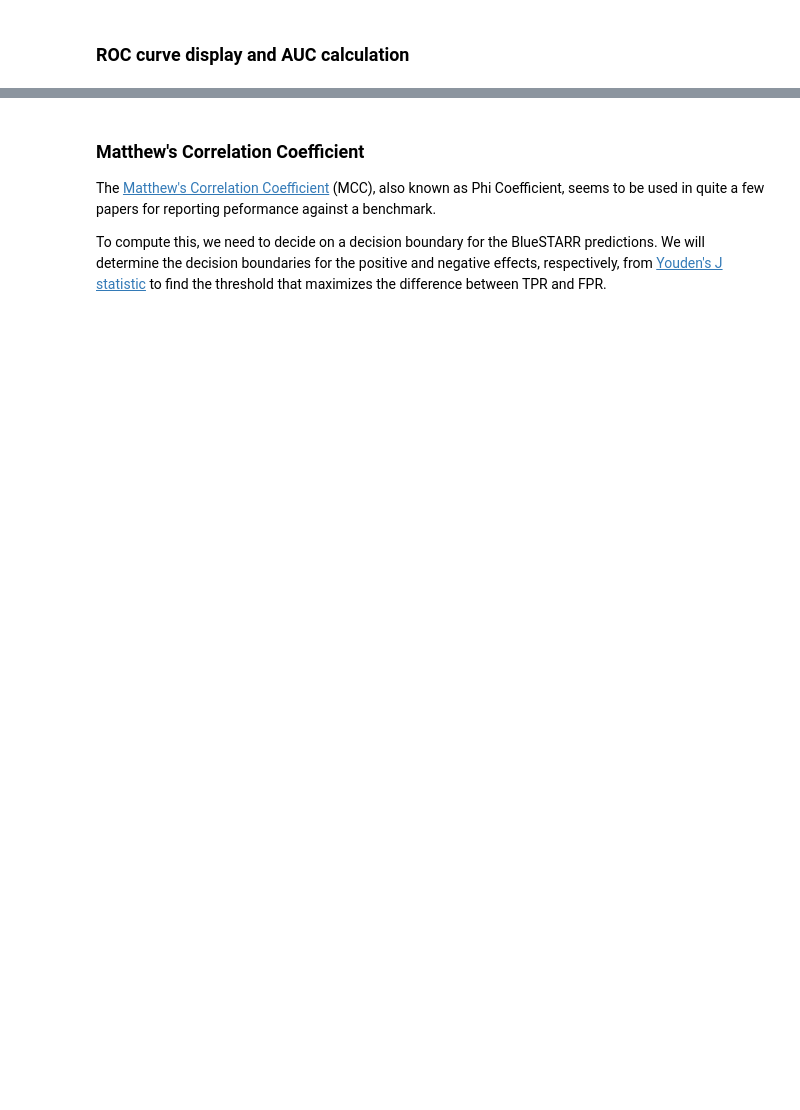
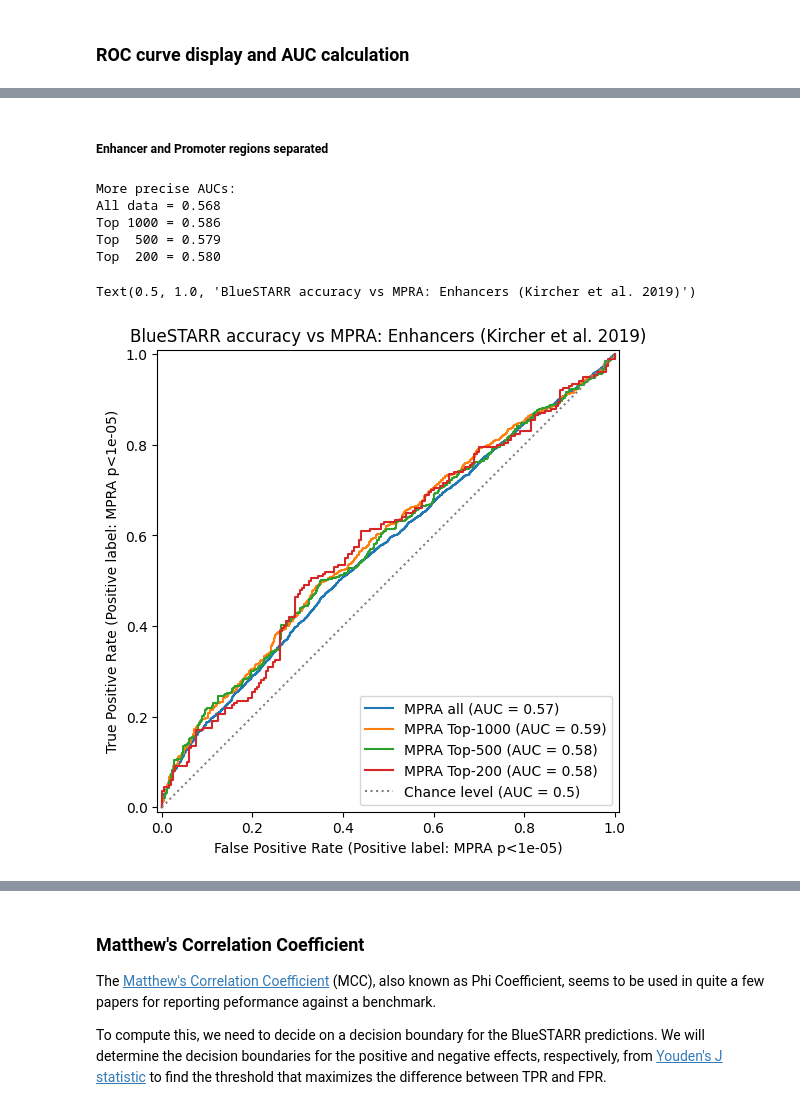
Before and after one commit to Duke-IGVF/BlueSTARR-viz, a Jupyter notebook: preds/Kircher-vs-BlueSTARR-preds.ipynb, the cells around one changed output, grey strips where cells are left out. Drawn from its saved outputs; the diff is of its cells as text; code cells hidden in the pictures; blank space fills up the shorter version.

```diff
--- a/preds/Kircher-vs-BlueSTARR-preds.ipynb
+++ b/preds/Kircher-vs-BlueSTARR-preds.ipynb
@@ -263,0 +304,15 @@ Top 200     =0.729
+# %% [markdown]
+##### Enhancer and Promoter regions separated
+# %%
+enh_df = bk_df_all.loc[bk_df_all['region_type'] == 'Enhancers']
+fig, ax = plt.subplots(figsize=(6, 6))
+rocs_enh, ax = roc_topN(enh_df, neg_label, ax=ax)
+ax.set_title('BlueSTARR accuracy vs MPRA: Enhancers (Kircher et al. 2019)')
+# %% [output]
+More precise AUCs:
+All data = 0.568
+Top 1000 = 0.586
+Top  500 = 0.579
+Top  200 = 0.580
+Text(0.5, 1.0, 'BlueSTARR accuracy vs MPRA: Enhancers (Kircher et al. 2019)')
+[figure, added]
```
Also changed, not shown: parts of 35 cells of this notebook.
